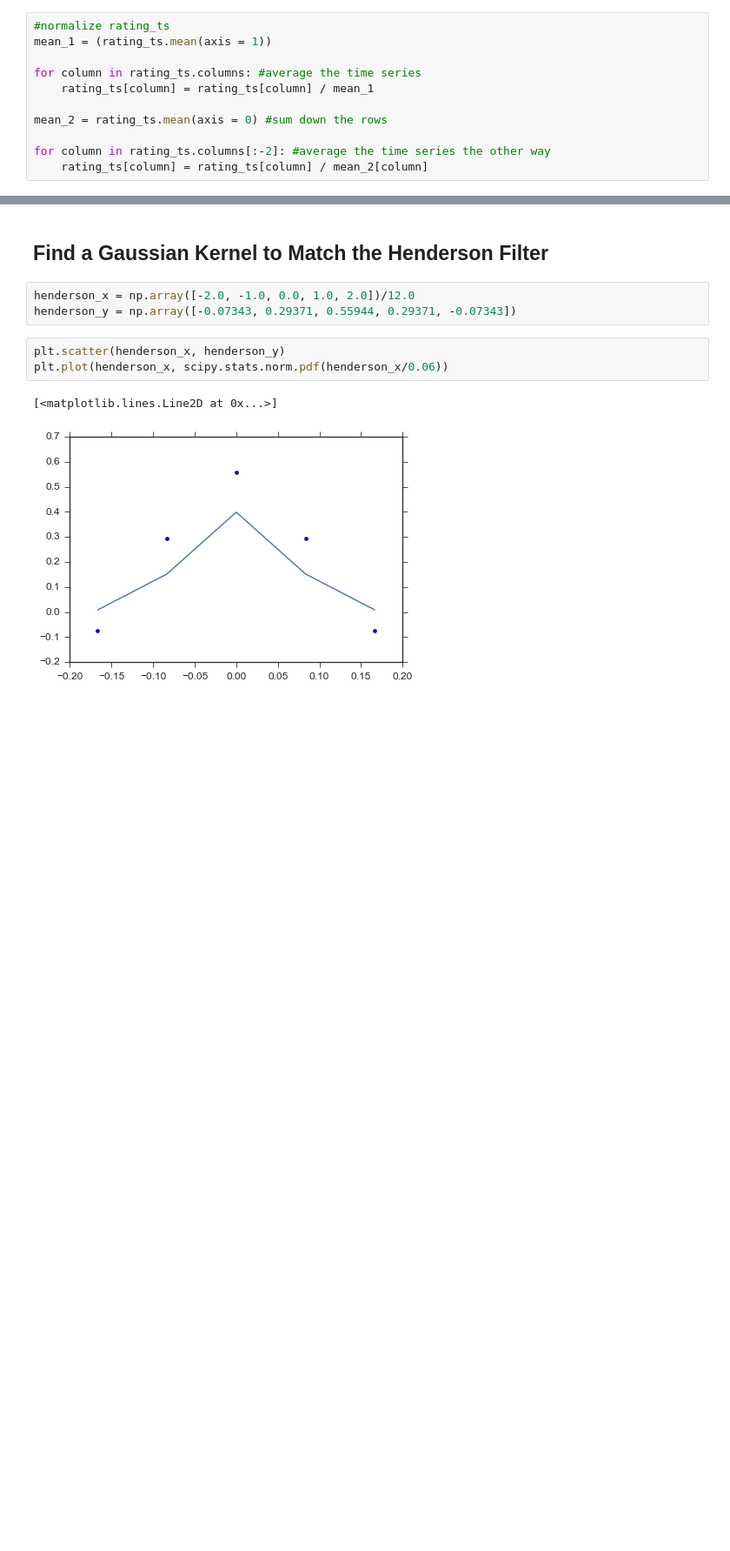
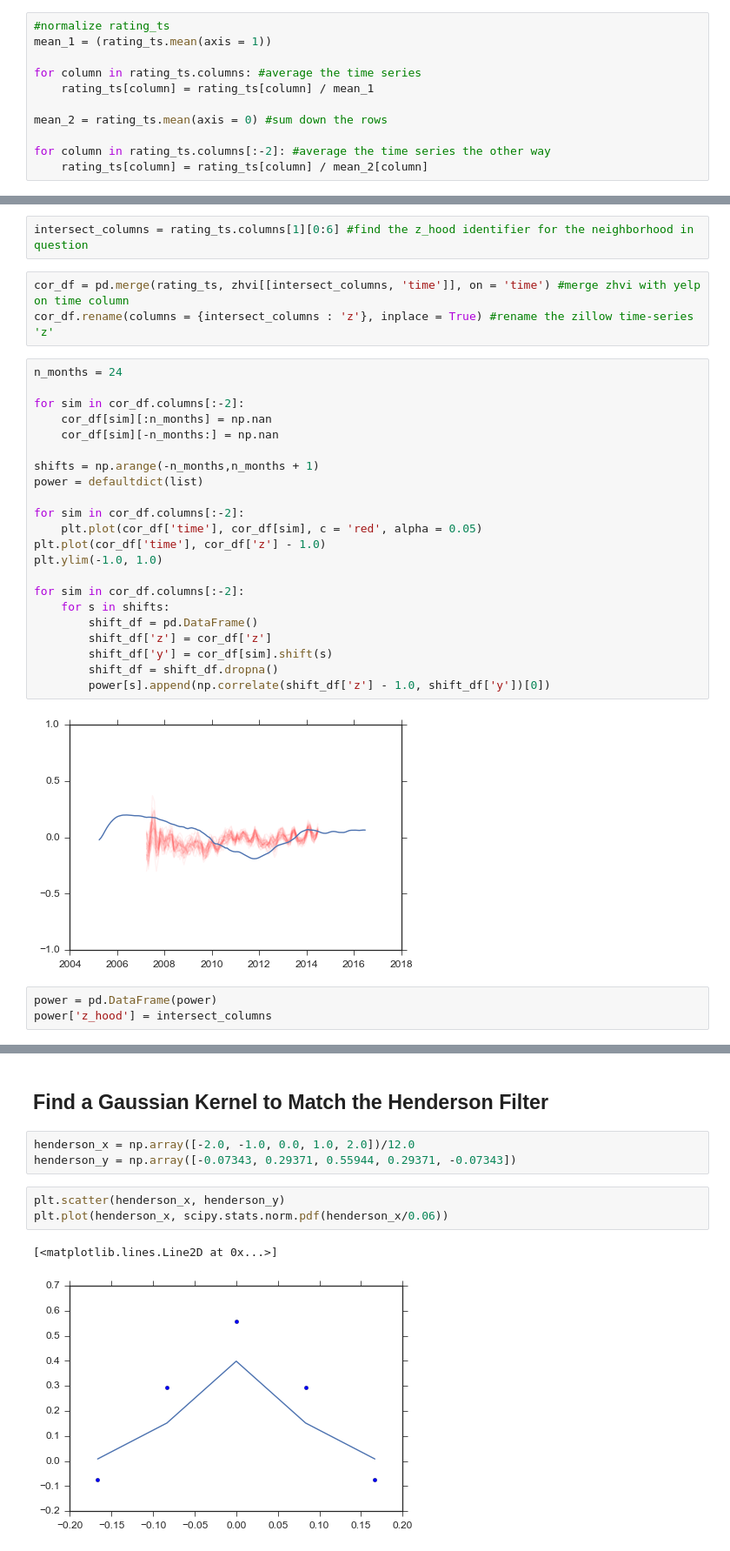
Before and after one commit to zihaoxu/jac_project, a Jupyter notebook: yelp_zillow.ipynb, the cells around one changed output, grey strips where cells are left out. Shown at 87% size. Saved outputs shown, nothing was run; the diff lists cells and outputs as text; blank space fills up the shorter version.

```diff
--- a/yelp_zillow.ipynb
+++ b/yelp_zillow.ipynb
@@ -680,0 +687,32 @@ rating_ts['time'] = zhvi['time']
+# %%
+intersect_columns = rating_ts.columns[1][0:6] #find the z_hood identifier for the neighborhood in question
+# %%
+cor_df = pd.merge(rating_ts, zhvi[[intersect_columns, 'time']], on = 'time') #merge zhvi with yelp on time column
+cor_df.rename(columns = {intersect_columns : 'z'}, inplace = True) #rename the zillow time-series 'z'
+# %%
+n_months = 24
+
+for sim in cor_df.columns[:-2]:
+    cor_df[sim][:n_months] = np.nan
+    cor_df[sim][-n_months:] = np.nan
+
+shifts = np.arange(-n_months,n_months + 1)
+power = defaultdict(list)
+
+for sim in cor_df.columns[:-2]:
+    plt.plot(cor_df['time'], cor_df[sim], c = 'red', alpha = 0.05)
+plt.plot(cor_df['time'], cor_df['z'] - 1.0)
+plt.ylim(-1.0, 1.0)
+
+for sim in cor_df.columns[:-2]:
+    for s in shifts:
+        shift_df = pd.DataFrame()
+        shift_df['z'] = cor_df['z']
+        shift_df['y'] = cor_df[sim].shift(s)
+        shift_df = shift_df.dropna()
+        power[s].append(np.correlate(shift_df['z'] - 1.0, shift_df['y'])[0])
+# %% [output]
+[figure, added]
+# %%
+power = pd.DataFrame(power)
+power['z_hood'] = intersect_columns
```
Also changed, not shown: parts of 16 cells of this notebook, 6 other files.
